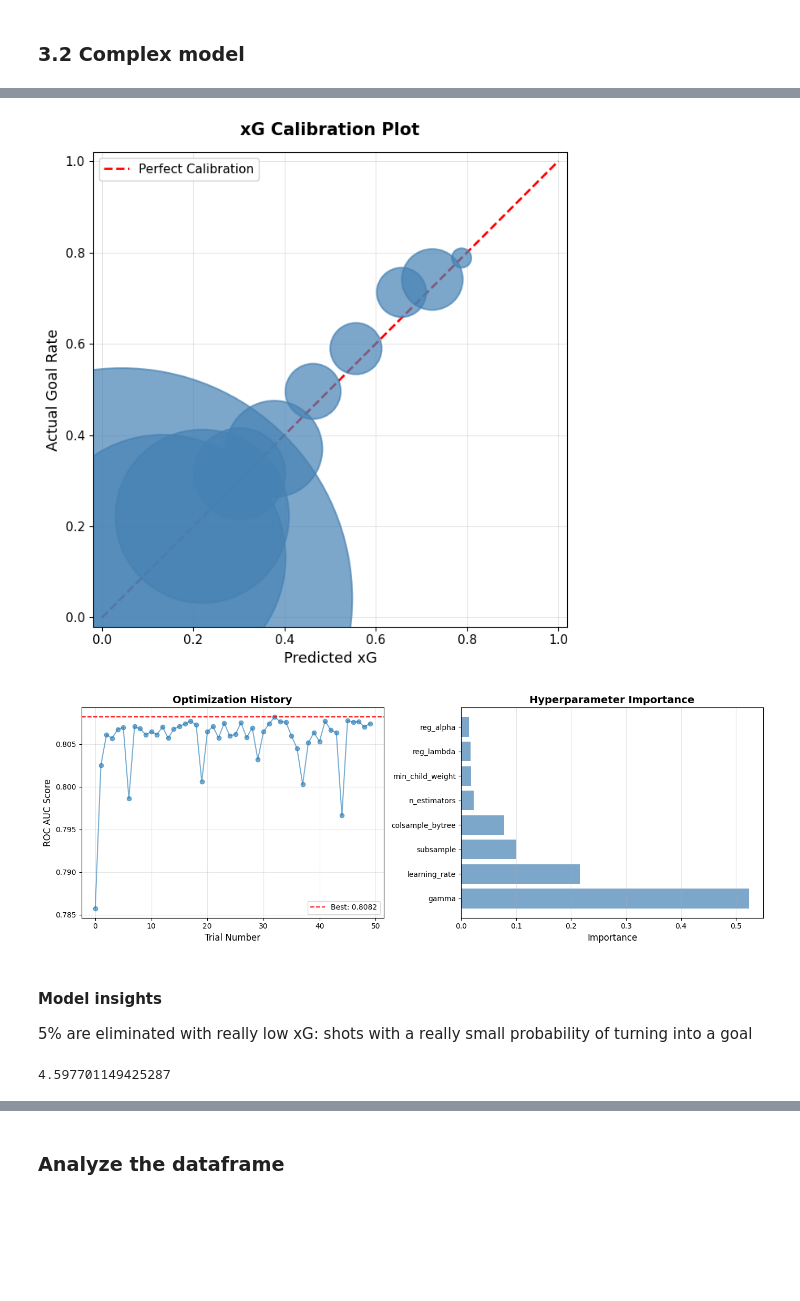
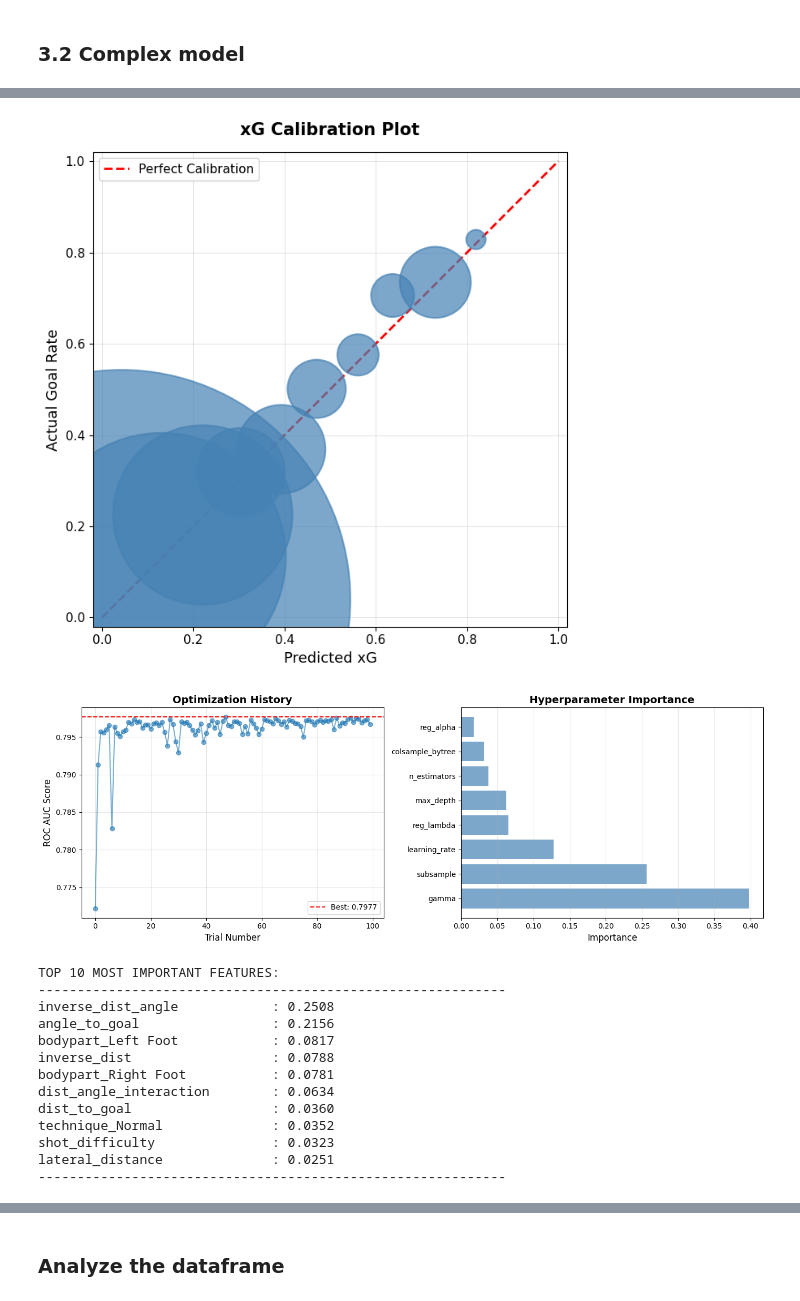
Before and after one commit to rodmart21/football_xG, a Jupyter notebook: xG/xg.ipynb, the cells around one changed output, grey strips where cells are left out. Cells and saved outputs as stored; diff of their text form; code cells hidden in the pictures; blank space fills up the shorter version.

Commit message:
review and test plotting utils

```diff
--- a/xG/xg.ipynb
+++ b/xG/xg.ipynb
@@ -47,6 +48,6 @@ import joblib
 # os.chdir("../..")
 # print(os.getcwd())
 # %%
-shots_df=pd.read_csv("results/shots_after_eda.csv")
+shots_df=pd.read_csv("results/shots_after_eda_v2.csv")
 # %%
 # shots_df[shots_df['player_name']=='Lionel Andrés Messi Cuccittini'].iloc[0]
@@ -100,8 +105,8 @@ xg_model_simple.plot_xg_calibration(shots_df, bins=20)
 # %% [markdown]
 ### 3.2 Complex model
 # %%
-model = AdvancedXGModel(n_trials=50, cv_folds=3)
-metrics = model.train(shots_df, test_size=0.2)
+complex_model = AdvancedXGModel(n_trials=100, cv_folds=5)
+metrics = complex_model.train(shots_df, test_size=0.2)
 # %% [output]
 ============================================================
 STARTING HYPERPARAMETER OPTIMIZATION
@@ -129,15 +134,11 @@ dist_sq_angle                 : 0.0217
 ------------------------------------------------------------
 # %%
-shots_with_xg = model.add_xg_to_dataframe(shots_df)
+shots_with_xg = complex_model.add_xg_to_dataframe(shots_df)
 # %%
-model.plot_xg_calibration_styled(shots_df)
+complex_model.plot_xg_calibration_styled(shots_df)
 # %% [output]
-[figure, old version]
+[figure, new version]
 # %%
-model.plot_optimization_history()
+complex_model.plot_optimization_history()
 # %% [output]
-[figure, old version]
+[figure, new version]
-# %% [markdown]
-#### Model insights
-
-5% are eliminated with really low xG: shots with a really small probability of turning into a goal
@@ -151,4 +145,16 @@ df_filtered = shots_df[shots_df['xG'] > xg_threshold]
-# %%
-(4000/87000)*100
-# %% [output]
-4.597701149425287
+# %%
+complex_model._show_feature_importance()
+# %% [output]
+TOP 10 MOST IMPORTANT FEATURES:
+------------------------------------------------------------
+inverse_dist_angle            : 0.2508
+angle_to_goal                 : 0.2156
+bodypart_Left Foot            : 0.0817
+inverse_dist                  : 0.0788
+bodypart_Right Foot           : 0.0781
+dist_angle_interaction        : 0.0634
+dist_to_goal                  : 0.0360
+technique_Normal              : 0.0352
+shot_difficulty               : 0.0323
+lateral_distance              : 0.0251
+------------------------------------------------------------
```
Also changed, not shown: parts of 43 cells of this notebook, 2 other files.
